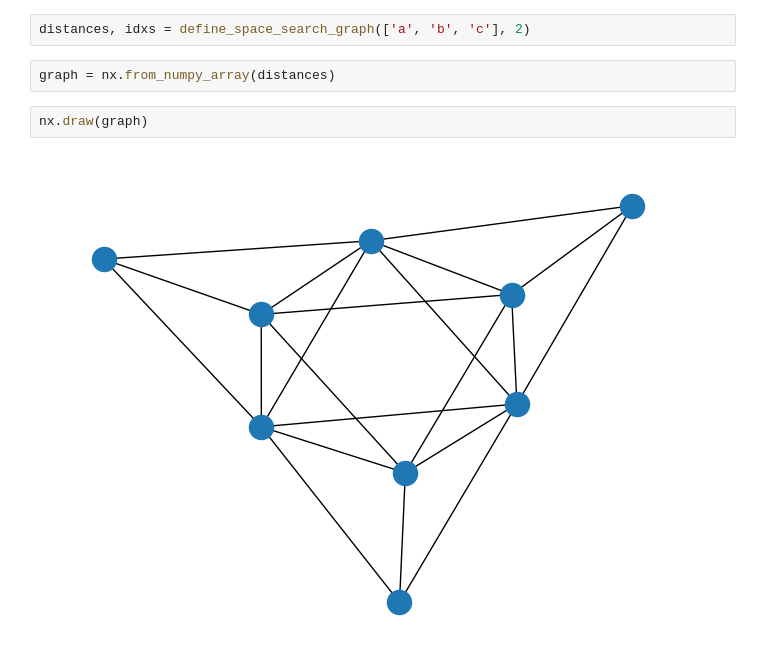
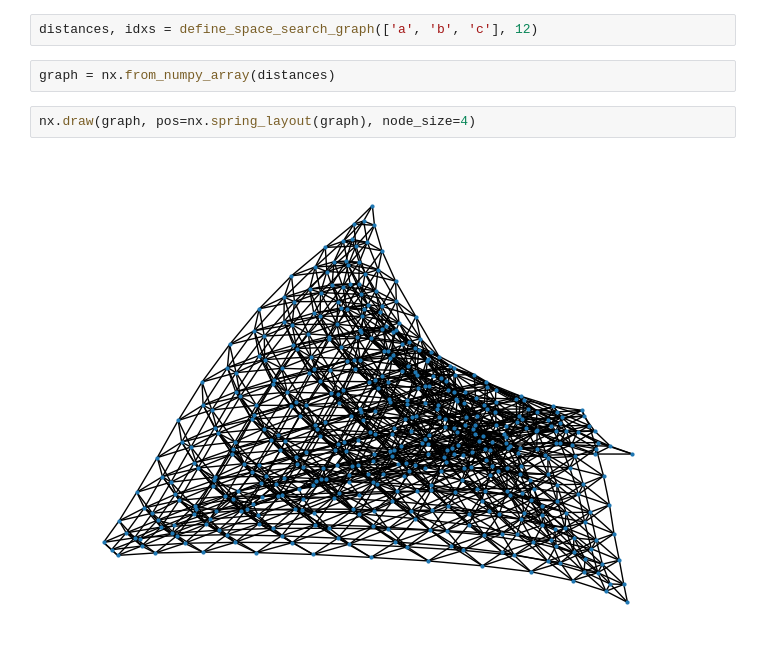
Before and after one commit to ae-bii/neural-geometry, a Jupyter notebook: searchspace.ipynb, the cells around one changed output. Cells and saved outputs as stored; diff of their text form.

Commit message:
Changed graph layout and node size for better visualization.

```diff
--- a/searchspace.ipynb
+++ b/searchspace.ipynb
@@ -88,10 +88,10 @@ def define_space_search_graph(
 
     return (distances + distances.T - np.diag(np.diag(distances)), indices)
 # %%
-distances, idxs = define_space_search_graph(['a', 'b', 'c'], 2)
+distances, idxs = define_space_search_graph(['a', 'b', 'c'], 12)
 # %%
 graph = nx.from_numpy_array(distances)
 # %%
-nx.draw(graph)
+nx.draw(graph, pos=nx.spring_layout(graph), node_size=4)
 # %% [output]
-[figure, old version]
+[figure, new version]
```
